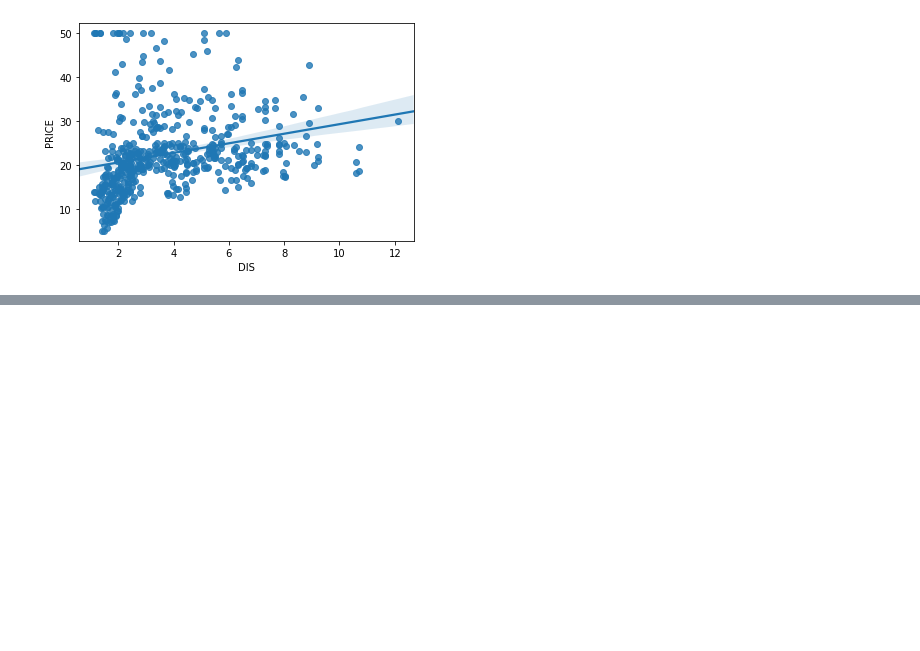
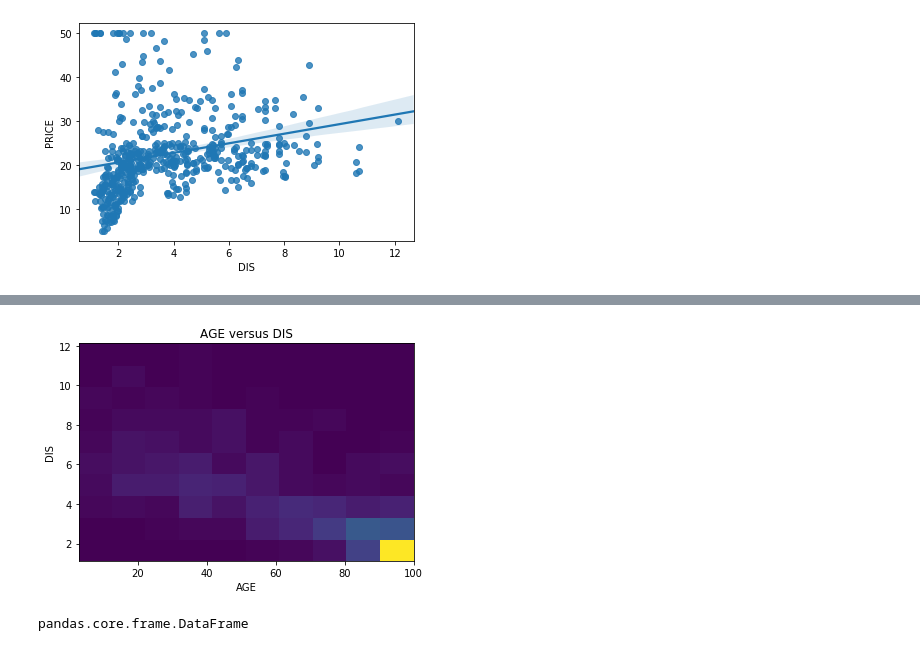
Before and after one commit to UmarFarooqui/ML_Algorithms, a Jupyter notebook: linear_regression/Linear_Regression.ipynb, the cells around one changed output, grey strips where cells are left out. Saved outputs shown, nothing was run; the diff lists cells and outputs as text; code cells hidden in the pictures; blank space fills up the shorter version.

```diff
--- a/linear_regression/Linear_Regression.ipynb
+++ b/linear_regression/Linear_Regression.ipynb
@@ -180,0 +212,9 @@ sns.regplot(y="PRICE", x="DIS", data=bos, fit_reg = True)
+# %%
+# Histogram for *AGE* and *DIS* against each other
+plt.hist2d(bos.AGE, bos.DIS)
+plt.title("AGE versus DIS")
+plt.xlabel("AGE")
+plt.ylabel("DIS")
+plt.show()
+# %% [output]
+[figure, added]
@@ -180,0 +225,4 @@ sns.regplot(y="PRICE", x="DIS", data=bos, fit_reg = True)
+# %%
+type(bos)
+# %% [output]
+pandas.core.frame.DataFrame
```
Also changed, not shown: parts of 20 cells of this notebook, 4 other files.
